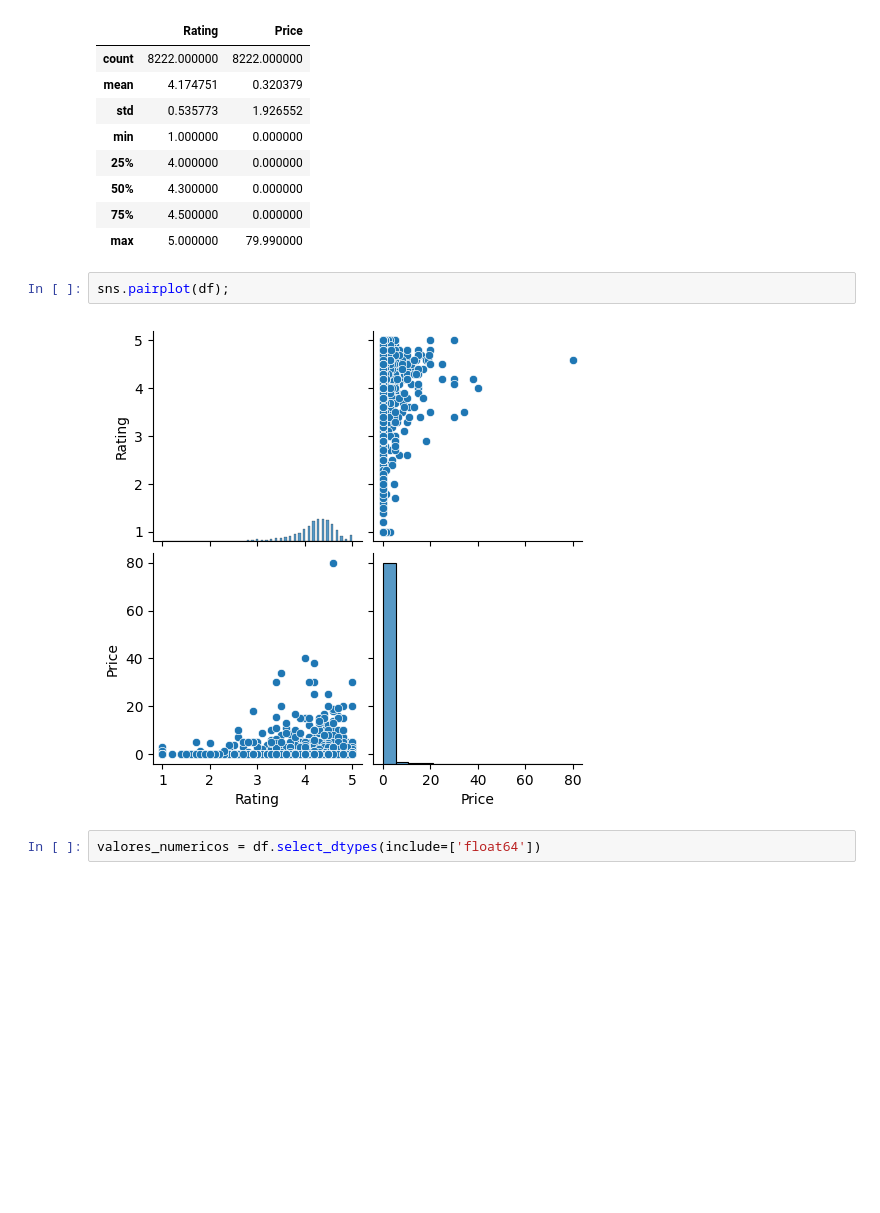
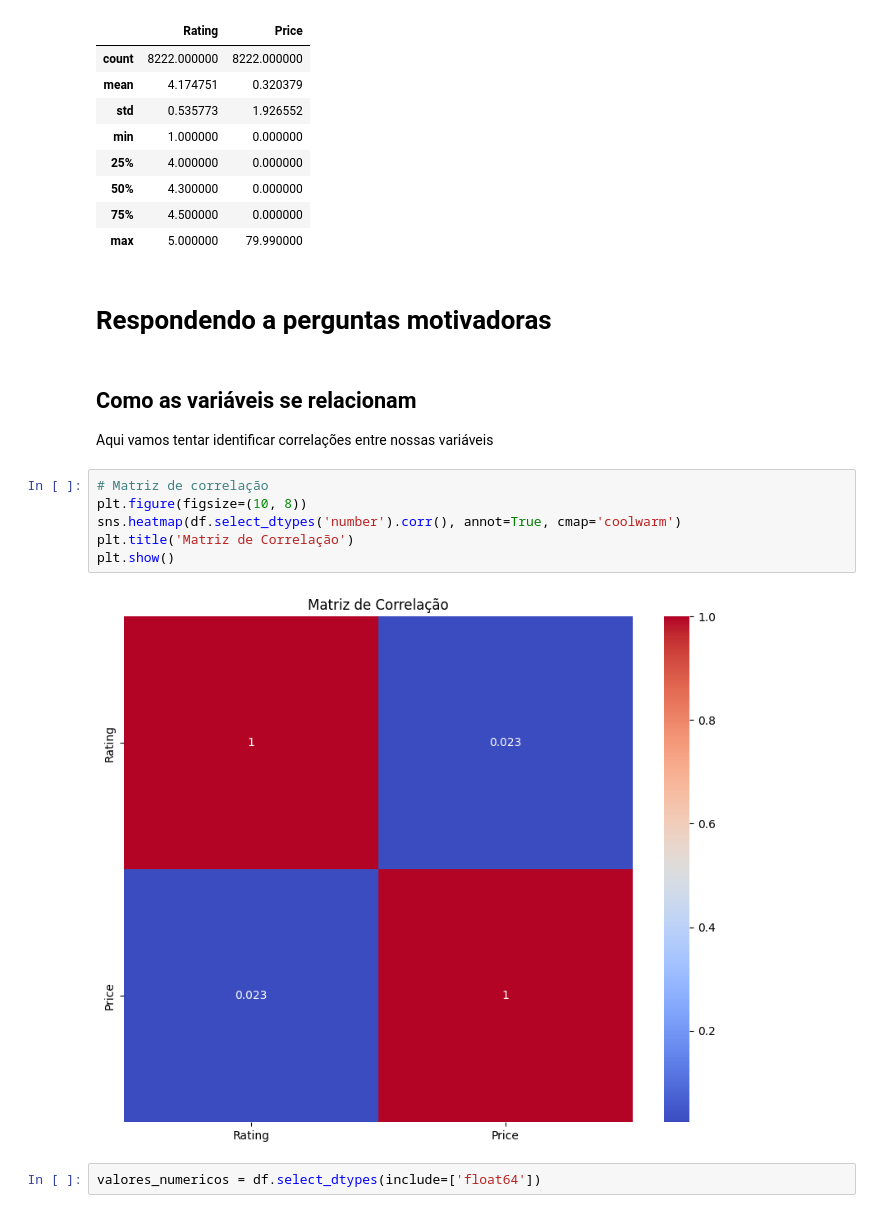
Before and after one commit to AlvaroSampaio/Google-play-store-apps, a Jupyter notebook: notebooks/02-EDA.ipynb, the cells around one changed output. Saved outputs shown, nothing was run; the diff lists cells and outputs as text; blank space fills up the shorter version.

Commit message:
Gráficos para auxiliar na resposta das perguntas motivadoras

```diff
--- a/notebooks/02-EDA.ipynb
+++ b/notebooks/02-EDA.ipynb
@@ -93,10 +94,20 @@ df.describe()
 | 50% | 4.300000 | 0.000000 |
 | 75% | 4.500000 | 0.000000 |
 | max | 5.000000 | 79.990000 |
-# %%
-sns.pairplot(df);
-# %% [output]
-[figure, removed]
+# %% [markdown]
+# Respondendo a perguntas motivadoras
+# %% [markdown]
+## Como as variáveis se relacionam
+
+Aqui vamos tentar identificar correlações entre nossas variáveis
+# %%
+# Matriz de correlação
+plt.figure(figsize=(10, 8))
+sns.heatmap(df.select_dtypes('number').corr(), annot=True, cmap='coolwarm')
+plt.title('Matriz de Correlação')
+plt.show()
+# %% [output]
+[figure, added]
 # %%
 valores_numericos = df.select_dtypes(include=['float64'])
 # %%
```
Also changed, not shown: parts of 10 cells of this notebook.
